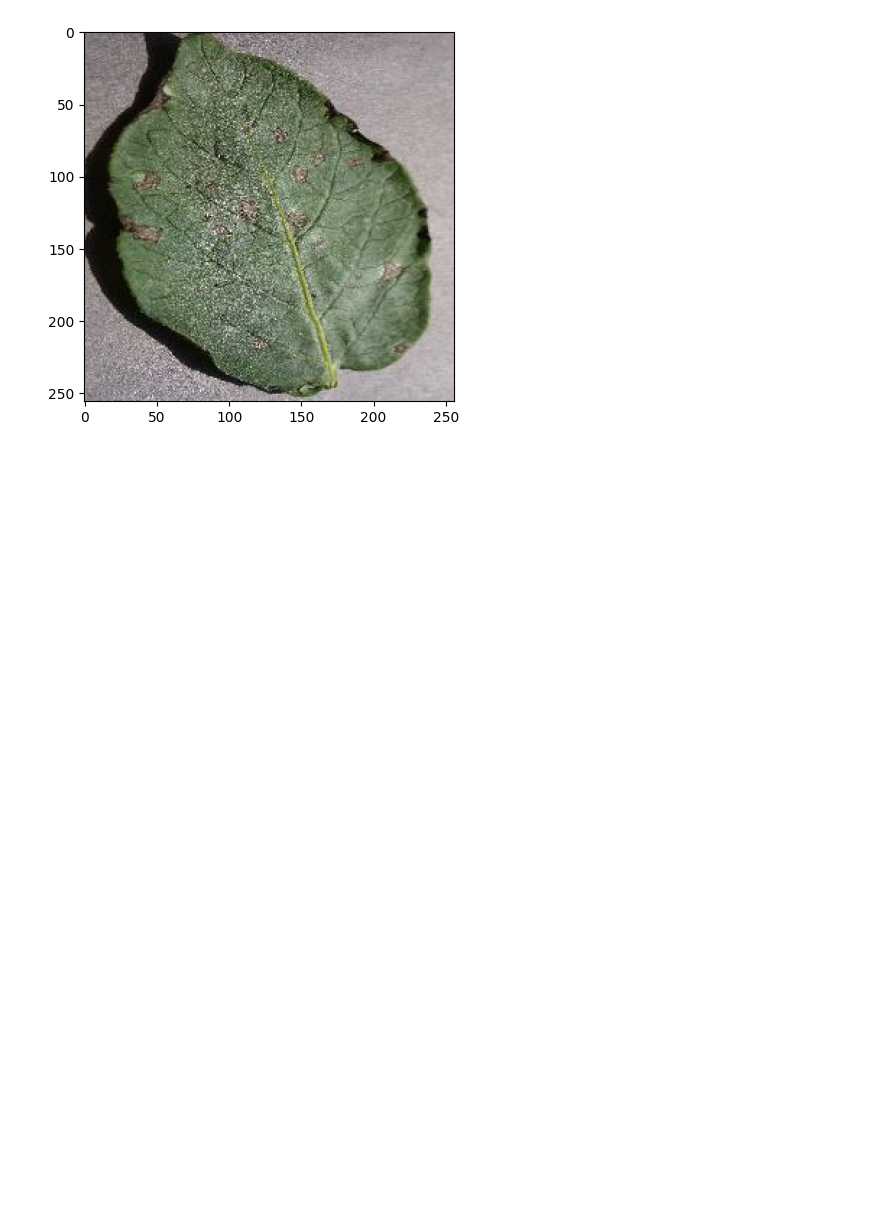
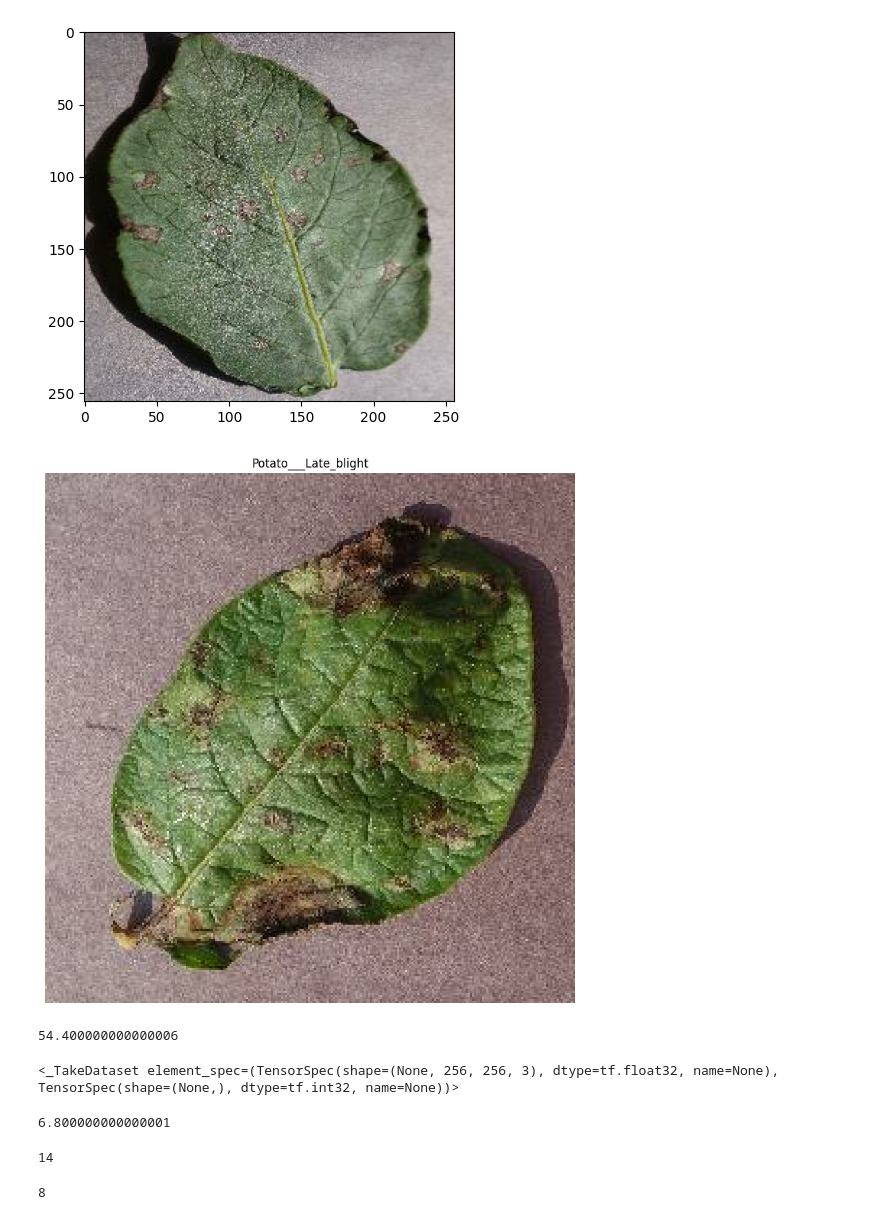
Before and after one commit to thilanhasitha/potato-disease-classification-using---CNN, a Jupyter notebook: training.ipynb, the cells around one changed output. Cells and saved outputs as stored; diff of their text form; code cells hidden in the pictures; blank space fills up the shorter version.

Commit message:
split into train,test and validation from whole part of ds

```diff
--- a/training.ipynb
+++ b/training.ipynb
@@ -90,3 +91,37 @@ for image_batch,label_batch in dataset.take(1):
     plt.imshow(image_batch[0].numpy().astype("uint8"))
 # %% [output]
 [figure]
+# %%
+plt.figure(figsize=(10,10))
+for image_batch,label_batch in dataset.take(1):
+    for i in range(12):
+        plt.imshow(image_batch[i].numpy().astype("uint8"))
+        plt.title(dataset.class_names[label_batch[i]])
+        plt.axis("off")
+# %% [output]
+[figure, added]
+# %%
+train_size = 0.8
+len(dataset)*train_size
+# %% [output]
+54.400000000000006
+# %%
+train_ds = dataset.take(54)
+train_ds
+# %% [output]
+<_TakeDataset element_spec=(TensorSpec(shape=(None, 256, 256, 3), dtype=tf.float32, name=None), TensorSpec(shape=(None,), dtype=tf.int32, name=None))>
+# %%
+val_size = 0.1
+len(dataset)*val_size
+# %% [output]
+6.800000000000001
+# %%
+test_size = dataset.skip(54)
+len(test_size)
+# %% [output]
+14
+# %%
+test_size = test_size.skip(6)
+len(test_size)
+# %% [output]
+8
```
Also changed, not shown: parts of 1 cell of this notebook.
